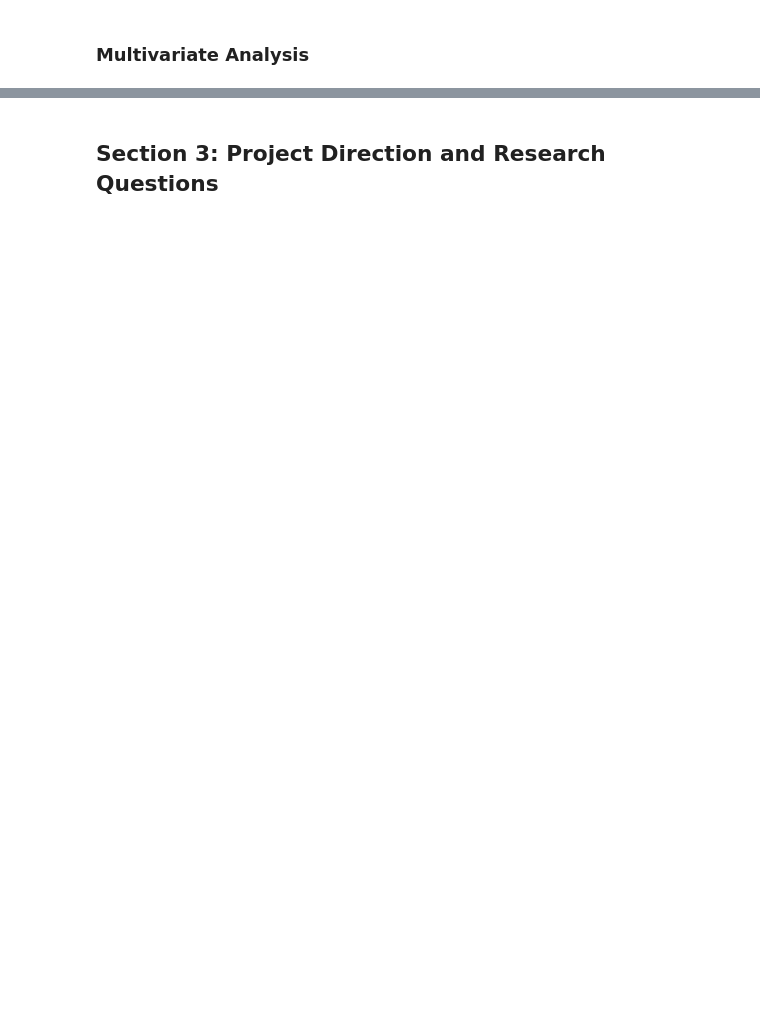
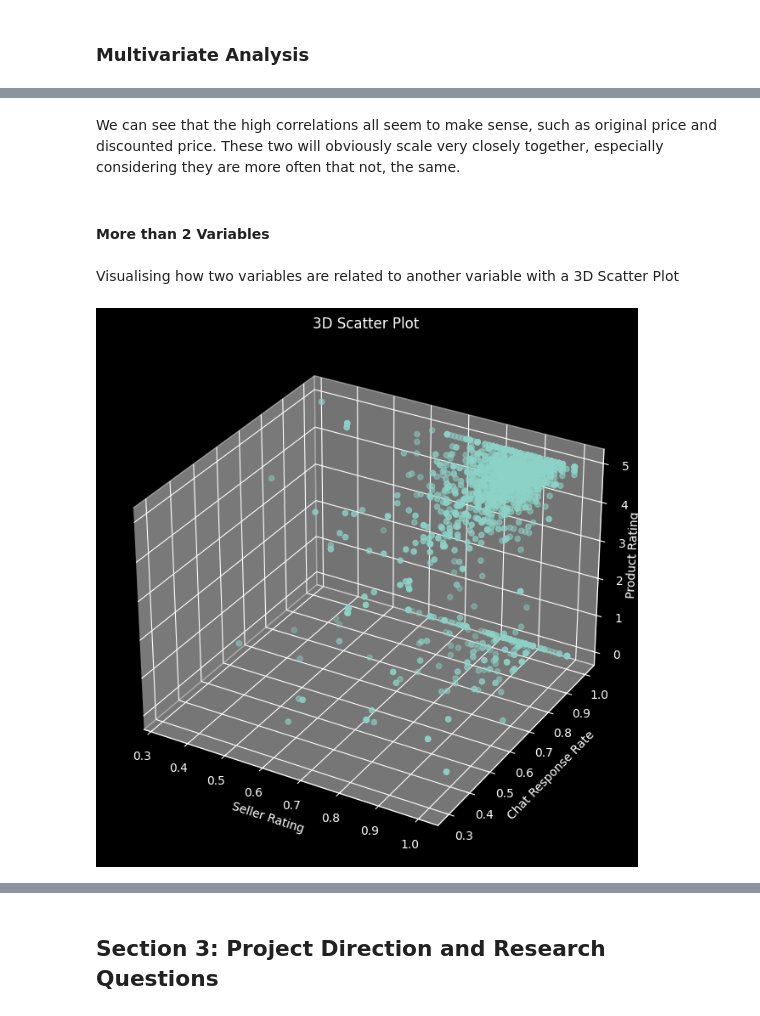
Before and after one commit to mdanyalmalik/blog, a Jupyter notebook: posts/eda-webscraped-data/index.ipynb, the cells around one changed output, grey strips where cells are left out. Drawn from its saved outputs; the diff is of its cells as text; code cells hidden in the pictures; blank space fills up the shorter version.

```diff
--- a/posts/eda-webscraped-data/index.ipynb
+++ b/posts/eda-webscraped-data/index.ipynb
@@ -957,0 +1022,19 @@ As we can see, all the column distributions seem to make sense, so we need not m
+# %% [markdown]
+We can see that the high correlations all seem to make sense, such as original price and discounted price. These two will obviously scale very closely together, especially considering they are more often that not, the same.
+# %% [markdown]
+#### More than 2 Variables
+# %% [markdown]
+Visualising how two variables are related to another variable with a 3D Scatter Plot
+# %%
+# 3D Scatter Plot
+fig = plt.figure(figsize=(10, 8))
+ax = fig.add_subplot(111, projection='3d')
+ax.scatter(df['Seller Rating'], df['Chat Response Rate'], df['Rating'])
+ax.set_xlabel('Seller Rating')
+ax.set_ylabel('Chat Response Rate')
+ax.set_zlabel('Product Rating')
+ax.zaxis.labelpad=-3
+plt.title('3D Scatter Plot')
+plt.show()
+# %% [output]
+[figure, added]
```
Also changed, not shown: parts of 14 cells of this notebook.
